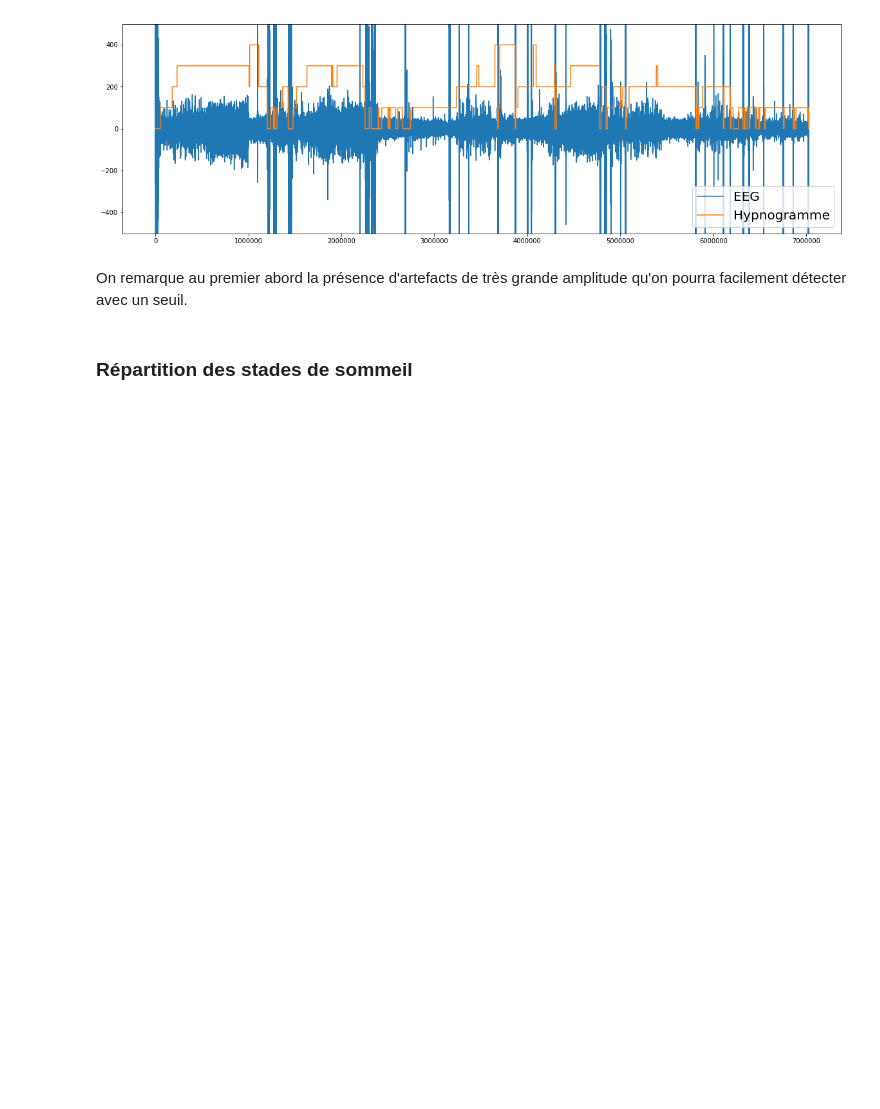
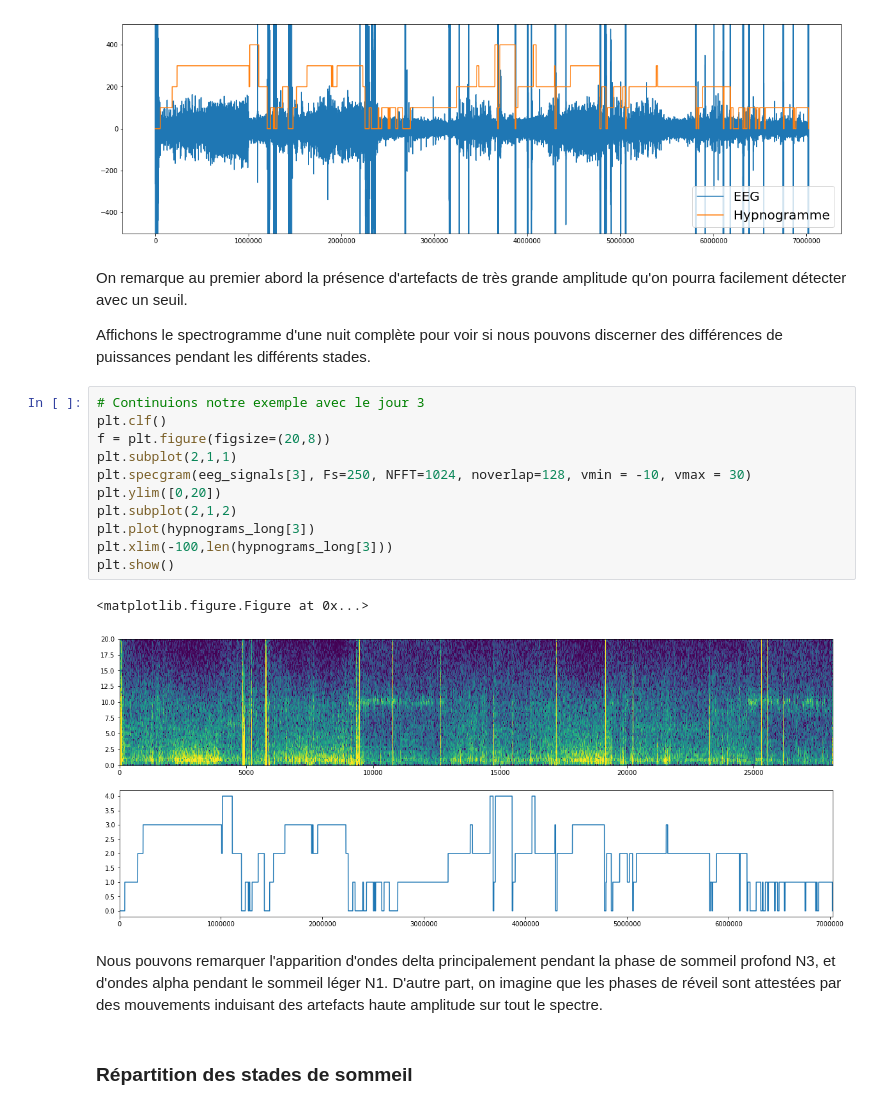
Before and after one commit to ArnoBen/SleepSpindles, a Jupyter notebook: SpindleDetection.ipynb, the cells around one changed output. Saved outputs shown, nothing was run; the diff lists cells and outputs as text; blank space fills up the shorter version.

Commit message:
Ajout spectrogramme

```diff
--- a/SpindleDetection.ipynb
+++ b/SpindleDetection.ipynb
@@ -75,6 +75,24 @@ plt.show()
 [figure]
 # %% [markdown]
 On remarque au premier abord la présence d'artefacts de très grande amplitude qu'on pourra facilement détecter avec un seuil.
+
+Affichons le spectrogramme d'une nuit complète pour voir si nous pouvons discerner des différences de puissances pendant les différents stades.
+# %%
+# Continuions notre exemple avec le jour 3
+plt.clf()
+f = plt.figure(figsize=(20,8))
+plt.subplot(2,1,1)
+plt.specgram(eeg_signals[3], Fs=250, NFFT=1024, noverlap=128, vmin = -10, vmax = 30)
+plt.ylim([0,20])
+plt.subplot(2,1,2)
+plt.plot(hypnograms_long[3])
+plt.xlim(-100,len(hypnograms_long[3]))
+plt.show()
+# %% [output]
+<matplotlib.figure.Figure at 0x...>
+[figure, added]
+# %% [markdown]
+Nous pouvons remarquer l'apparition d'ondes delta principalement pendant la phase de sommeil profond N3, et d'ondes alpha pendant le sommeil léger N1. D'autre part, on imagine que les phases de réveil sont attestées par des mouvements induisant des artefacts haute amplitude sur tout le spectre.
 # %% [markdown]
 ### Répartition des stades de sommeil
 # %% [markdown]
```
Also changed, not shown: parts of 3 cells of this notebook.
